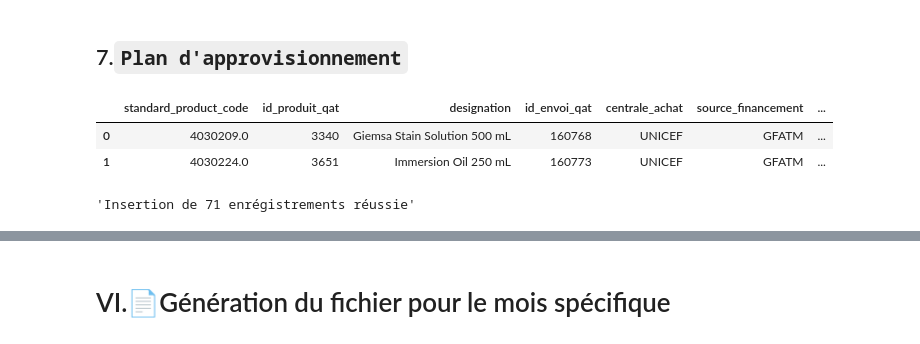
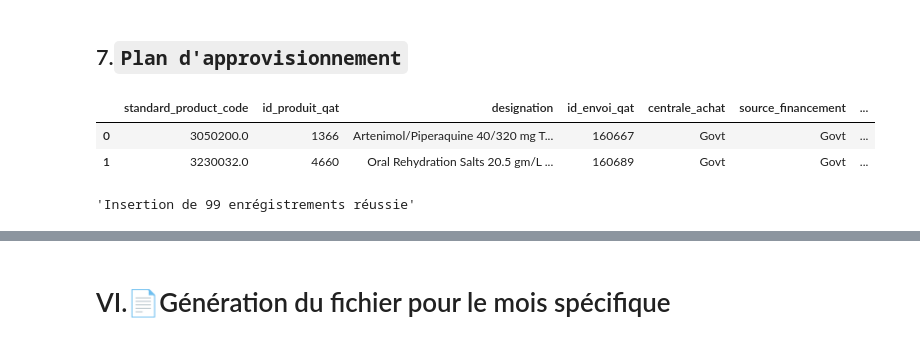
Before and after one commit to aanoble/logistics-stocks, a Jupyter notebook: fichier_suivi_des_stocks/mise a jour fichier suivi stock.ipynb, the cells around one changed output, grey strips where cells are left out. Drawn from its saved outputs; the diff is of its cells as text; code cells hidden in the pictures.

Commit message:
fix: adapt fstf in version in prod

```diff
--- a/fichier_suivi_des_stocks/mise a jour fichier suivi stock.ipynb
+++ b/fichier_suivi_des_stocks/mise a jour fichier suivi stock.ipynb
@@ -63,13 +63,24 @@ reload(ggdrive)
 
 5. **Fichier de mappage des produits** : Fichier assurant la correspondance entre les produits de SAGE X3 et ceux de QAT.
 # %%
-month_report, year_report, programme, fp_etat_mensuel, fp_plan_approv, fp_map_prod = (
-    "Mars",
+(
+    month_report,
+    year_report,
+    programme,
+    fp_etat_mensuel,
+    fp_plan_approv,
+    fp_map_prod,
+    auto_computed_dmm,
+    auto_computed_cmm,
+) = (
+    "Août",
     2025,
     "PNLP",
-    "Etat du stock et de distribution PNLP fin Mars 2025.xlsx",
-    "Détails de l`envoiMar. 2025 ~ Dec. 2026.csv",
-    "Mapping QAT_SAGEX3.xlsx",
+    "Etat du stock et de distribution PNLP fin Août 2025.xlsx",
+    "Détails de l`envoiJan. 2025 ~ Dec. 2026 - Extraction Septembre 2025.csv",
+    "Mapping QAT_SAGEX3_AOUT_2025.xlsx",
+    False,
+    True,
 )
 # %%
 month_export, date_report = month_report, compute_indicators.utils.format_date(month_report, year_report)
@@ -242,11 +269,13 @@ df_prelevement.head(2)
   - Assurez-vous que les données respectent le format attendu.
   - Vérifiez l'intégrité du fichier et assurez-vous et corriger l'anomalie.
 # %%
-fp_map_prod = (
-    Path(workspace.files_path)
-    / "Fichier Suivi de Stock/data/Mapping produits QAT SAGE X3"
-    / Path(fp_map_prod).name
-)
+fp_map_prod = Path(workspace.files_path) / Path(fp_map_prod)
+
+# (
+#    Path(workspace.files_path)
+#    / "Fichier Suivi de Stock/data/Mapping produits QAT SAGE X3"
+#    / Path(fp_map_prod).name
+# )
 # %%
 assert fp_map_prod.exists(), "Le fichier de mapping des produits n'a pas été retrouvé dans le dossier dédié"
 # %% [markdown]
@@ -657,39 +690,39 @@ df_pa = df_plan_approv.rename(
         "Produits": "designation",
         "ID de l`envoi QAT": "id_envoi_qat",
         "Agent d`approvisionnement": "centrale_achat",
         "Source de financement": "source_financement",
         "Status": "status",
         "Quantite": "quantite",
         "facteur_de_conversion_qat_sage": "facteur_conversion_qat_vers_sage",
         "Quantité harmonisée (SAGE)": "quantite_harmonisee_sage",
         "DATE": "date",
         "Cout des Produits": "cout_produits",
         "Couts du fret": "cout_fret",
         "Couts totaux": "cout_total",
     },
 )
 
 df_pa = df_pa[
     ["standard_product_code", "id_produit_qat",
      "designation", "id_envoi_qat",
      "centrale_achat", "source_financement",
      "status", "quantite", "facteur_conversion_qat_vers_sage",
      "quantite_harmonisee_sage", "date",
-     "cout_produits", "cout_fret", "cout_total",
+     "cout_produits", "cout_fret", "cout_total", "cout_unitaire_moyen_qat", "version_pa", "date_extraction_pa",
     ]
 ]
 df_pa["date_report"] = pd.to_datetime(date_report)
 df_pa["programme"] = programme
 df_pa["standard_product_code"] = df_pa["standard_product_code"].fillna(0)
 
 df_pa.head(2)
 # %% [output]
 |  | standard_product_code | id_produit_qat | designation | id_envoi_qat | centrale_achat | source_financement | ... |
-| 0 | 4030209.0 | 3340 | Giemsa Stain Solution 500 mL | 160768 | UNICEF | GFATM | ... |
-| 1 | 4030224.0 | 3651 | Immersion Oil 250 mL | 160773 | UNICEF | GFATM | ... |
+| 0 | 3050200.0 | 1366 | Artenimol/Piperaquine 40/320 mg T... | 160667 | Govt | Govt | ... |
+| 1 | 3230032.0 | 4660 | Oral Rehydration Salts 20.5 gm/L ... | 160689 | Govt | Govt | ... |
 # %%
 stock_sync_manager.insert_dataframe_to_table(df_pa, table_name="plan_approv", schema_name="suivi_stock")
 # %% [output]
-'Insertion de 71 enrégistrements réussie'
+'Insertion de 99 enrégistrements réussie'
 # %%
 del df_pa
```
Also changed, not shown: parts of 33 cells of this notebook.
